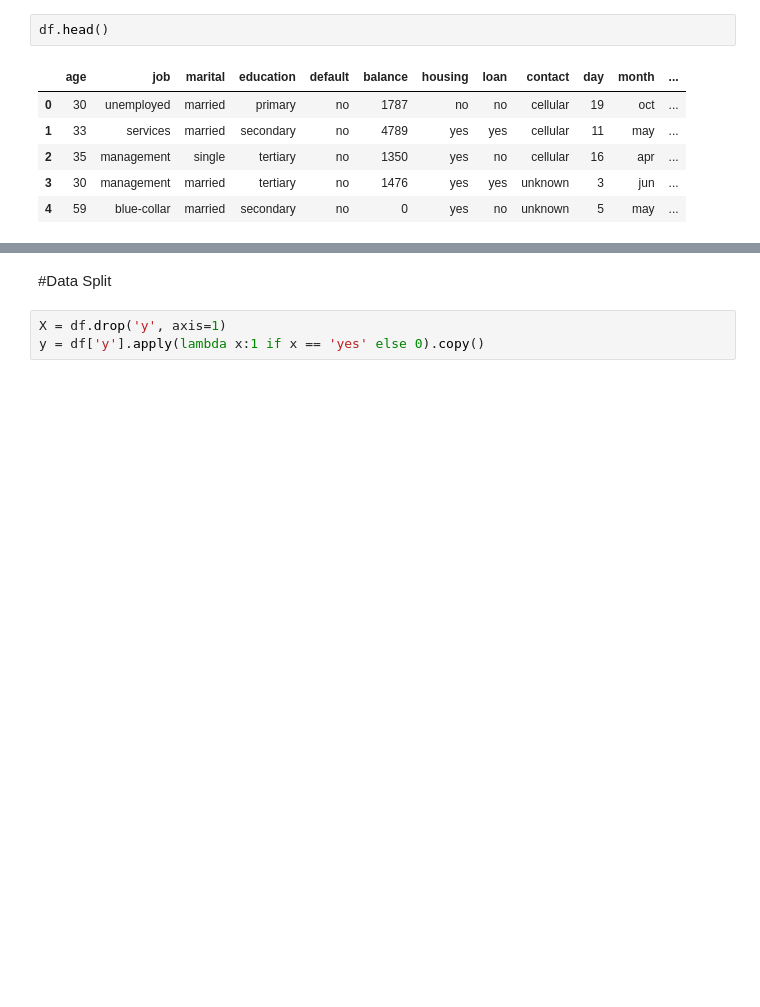
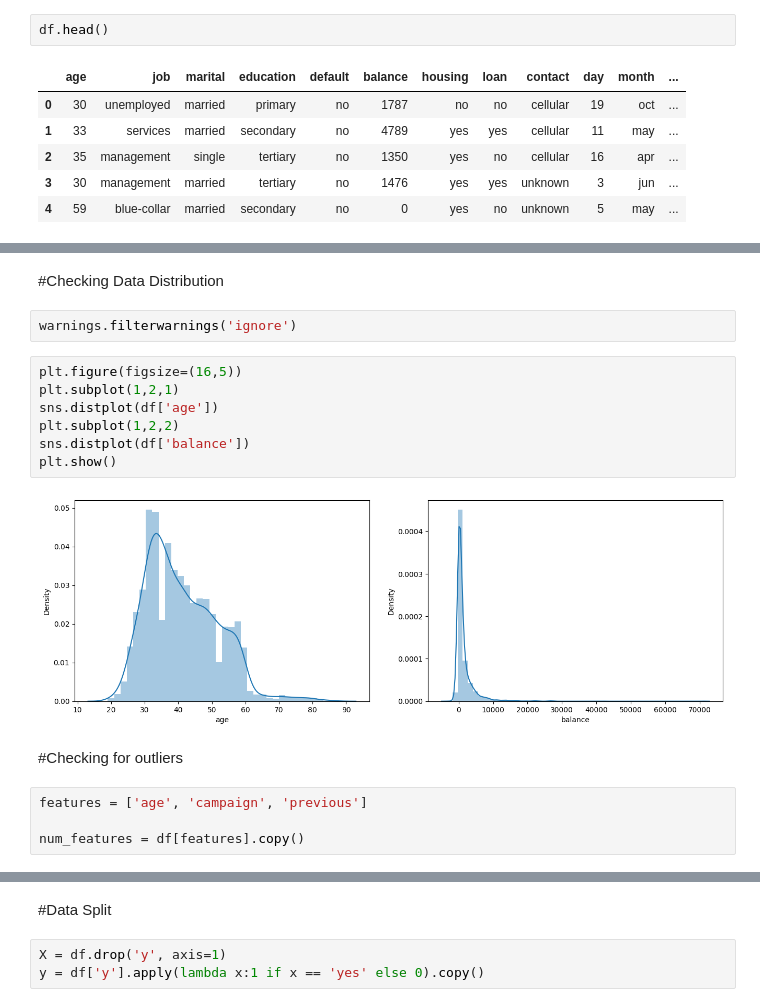
Before and after one commit to DIDIHBABS/python_projects, a Jupyter notebook: bank_marketing_classification/classification_.ipynb, the cells around one changed output, grey strips where cells are left out. Cells and saved outputs as stored; diff of their text form; blank space fills up the shorter version.

```diff
--- a/bank_marketing_classification/classification_.ipynb
+++ b/bank_marketing_classification/classification_.ipynb
@@ -80,0 +92,19 @@ False
+# %% [markdown]
+#Checking Data Distribution
+# %%
+warnings.filterwarnings('ignore')
+# %%
+plt.figure(figsize=(16,5))
+plt.subplot(1,2,1)
+sns.distplot(df['age'])
+plt.subplot(1,2,2)
+sns.distplot(df['balance'])
+plt.show()
+# %% [output]
+[figure, added]
+# %% [markdown]
+#Checking for outliers
+# %%
+features = ['age', 'campaign', 'previous']
+
+num_features = df[features].copy()
```
Also changed, not shown: parts of 14 cells of this notebook.
